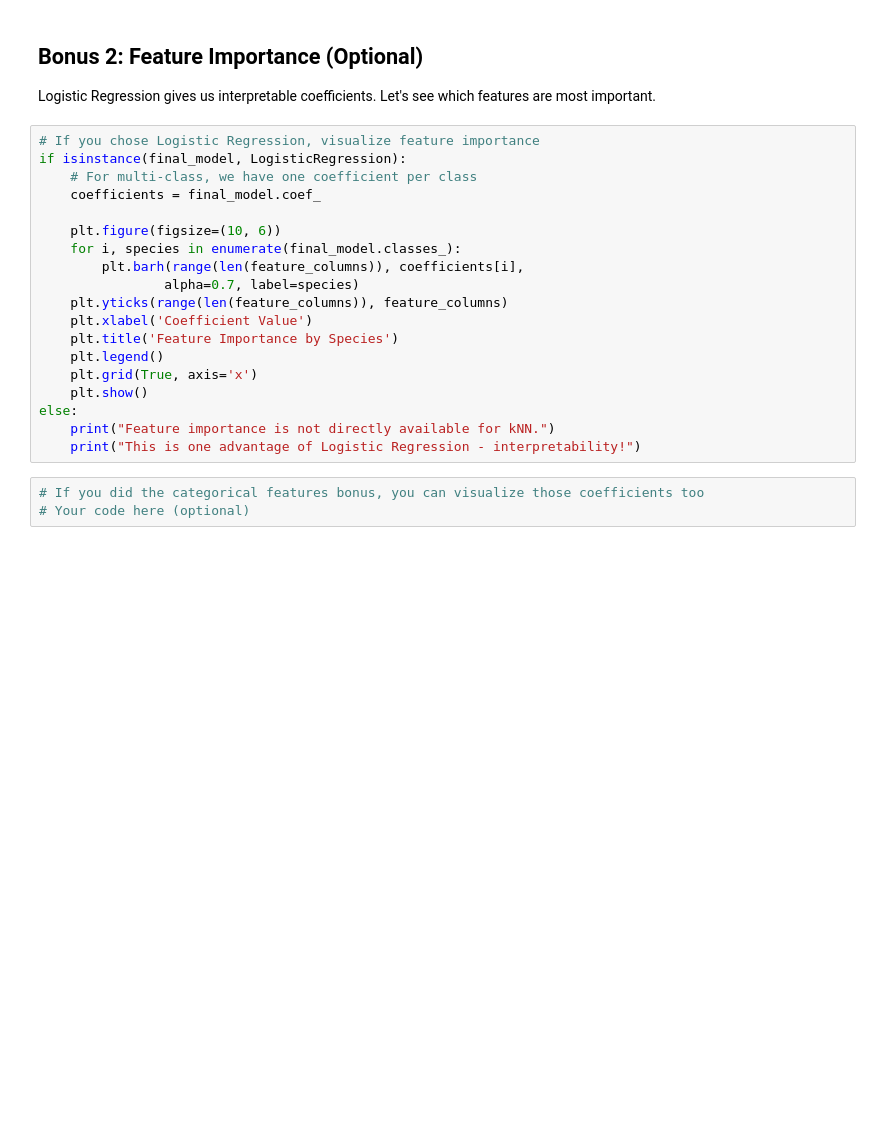
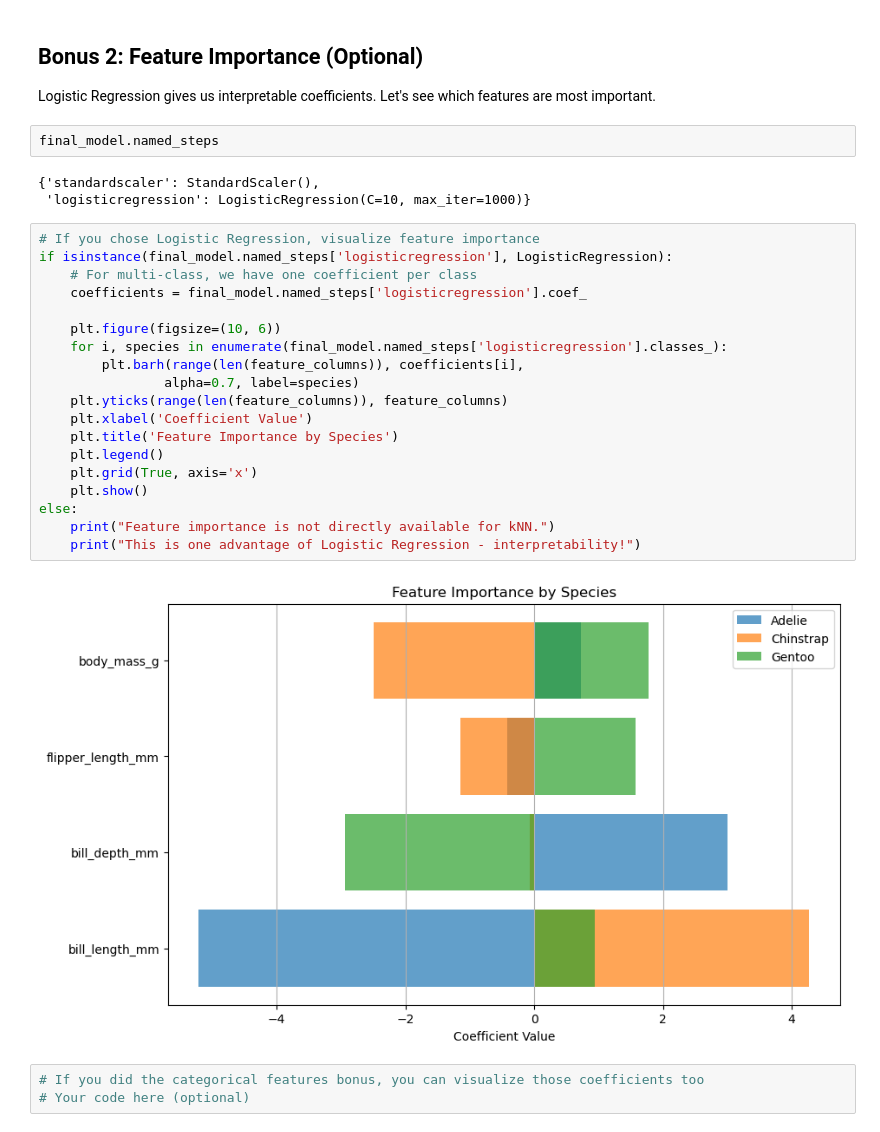
Before and after one commit to MatthewMcCarthy1/machine-learning-labs, a Jupyter notebook: Lab 4/knn_lab.ipynb, the cells around one changed output. Drawn from its saved outputs; the diff is of its cells as text; blank space fills up the shorter version.

```diff
--- a/Lab 4/knn_lab.ipynb
+++ b/Lab 4/knn_lab.ipynb
@@ -544,25 +559,32 @@ print(f"\nImprovement: {(scores_lr_cat.mean() - lr_cv_scores.mean()):.3f}")
 ## Bonus 2: Feature Importance (Optional)
 
 Logistic Regression gives us interpretable coefficients. Let's see which features are most important.
+# %%
+final_model.named_steps
+# %% [output]
+{'standardscaler': StandardScaler(),
+ 'logisticregression': LogisticRegression(C=10, max_iter=1000)}
 # %%
 # If you chose Logistic Regression, visualize feature importance
-if isinstance(final_model, LogisticRegression):
+if isinstance(final_model.named_steps['logisticregression'], LogisticRegression):
     # For multi-class, we have one coefficient per class
-    coefficients = final_model.coef_
+    coefficients = final_model.named_steps['logisticregression'].coef_
 
     plt.figure(figsize=(10, 6))
-    for i, species in enumerate(final_model.classes_):
+    for i, species in enumerate(final_model.named_steps['logisticregression'].classes_):
         plt.barh(range(len(feature_columns)), coefficients[i],
                 alpha=0.7, label=species)
     plt.yticks(range(len(feature_columns)), feature_columns)
     plt.xlabel('Coefficient Value')
     plt.title('Feature Importance by Species')
     plt.legend()
     plt.grid(True, axis='x')
     plt.show()
 else:
     print("Feature importance is not directly available for kNN.")
     print("This is one advantage of Logistic Regression - interpretability!")
+# %% [output]
+[figure, added]
 # %%
 # If you did the categorical features bonus, you can visualize those coefficients too
 # Your code here (optional)
```
Also changed, not shown: parts of 8 cells of this notebook.
